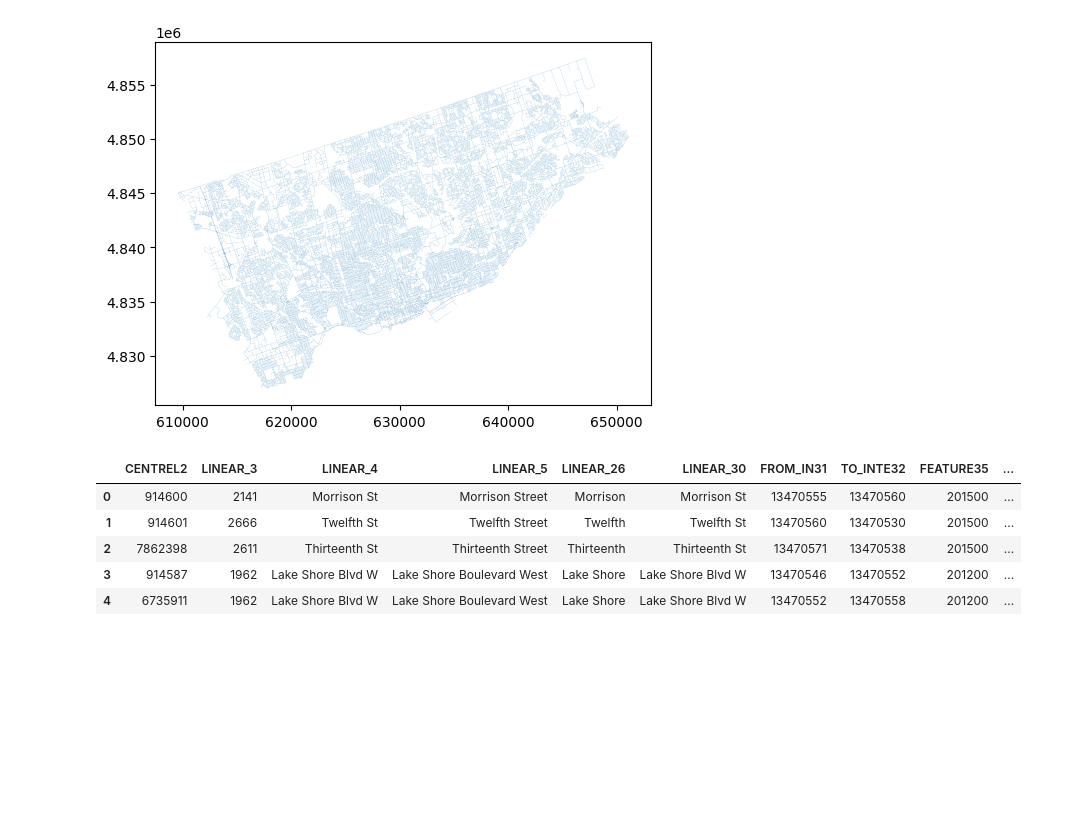
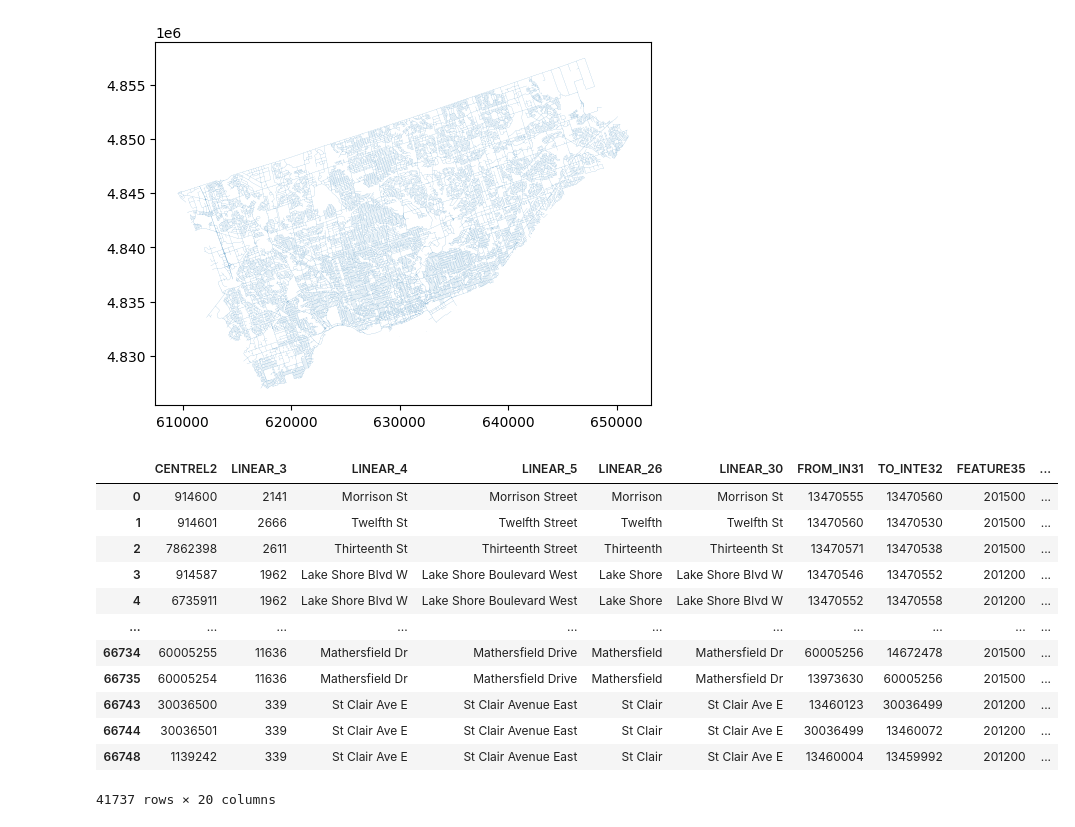
Before and after one commit to naorella/GIS_Showcase, a Jupyter notebook: template.ipynb, the cells around one changed output. Saved outputs shown, nothing was run; the diff lists cells and outputs as text; code cells hidden in the pictures; blank space fills up the shorter version.

```diff
--- a/template.ipynb
+++ b/template.ipynb
@@ -286,7 +286,7 @@ road_26917_buffer.plot()
 [figure]
 # %%
 #use buffer to get all point within the polygon
-buffer_with_data = gpd.sjoin(road_26917_buffer, traffic_collision)
+buffer_with_data = gpd.sjoin(road_26917_buffer, traffic_collision, how='right')
 buffer_with_data = buffer_with_data[['CENTREL2', 'year', 'motortraf', 'motorcol','fatals','injuries']]
 
 #aggregate
@@ -296,14 +296,21 @@ buffer_agg.to_csv('test.csv')
 # %%
 #join back to roads
 all_roads = road_26917.join(buffer_agg, on=['CENTREL2'], validate='1:m', rsuffix='_right')
-all_roads.head()
+all_roads.head(-5)
 # %% [output]
 |  | CENTREL2 | LINEAR_3 | LINEAR_4 | LINEAR_5 | LINEAR_26 | LINEAR_30 | FROM_IN31 | TO_INTE32 | FEATURE35 | ... |
 | 0 | 914600 | 2141 | Morrison St | Morrison Street | Morrison | Morrison St | 13470555 | 13470560 | 201500 | ... |
 | 1 | 914601 | 2666 | Twelfth St | Twelfth Street | Twelfth | Twelfth St | 13470560 | 13470530 | 201500 | ... |
 | 2 | 7862398 | 2611 | Thirteenth St | Thirteenth Street | Thirteenth | Thirteenth St | 13470571 | 13470538 | 201500 | ... |
 | 3 | 914587 | 1962 | Lake Shore Blvd W | Lake Shore Boulevard West | Lake Shore | Lake Shore Blvd W | 13470546 | 13470552 | 201200 | ... |
 | 4 | 6735911 | 1962 | Lake Shore Blvd W | Lake Shore Boulevard West | Lake Shore | Lake Shore Blvd W | 13470552 | 13470558 | 201200 | ... |
+| ... | ... | ... | ... | ... | ... | ... | ... | ... | ... | ... |
+| 66734 | 60005255 | 11636 | Mathersfield Dr | Mathersfield Drive | Mathersfield | Mathersfield Dr | 60005256 | 14672478 | 201500 | ... |
+| 66735 | 60005254 | 11636 | Mathersfield Dr | Mathersfield Drive | Mathersfield | Mathersfield Dr | 13973630 | 60005256 | 201500 | ... |
+| 66743 | 30036500 | 339 | St Clair Ave E | St Clair Avenue East | St Clair | St Clair Ave E | 13460123 | 30036499 | 201200 | ... |
+| 66744 | 30036501 | 339 | St Clair Ave E | St Clair Avenue East | St Clair | St Clair Ave E | 30036499 | 13460072 | 201200 | ... |
+| 66748 | 1139242 | 339 | St Clair Ave E | St Clair Avenue East | St Clair | St Clair Ave E | 13460004 | 13459992 | 201200 | ... |
+41737 rows × 20 columns
 # %%
 test = all_roads.query('CENTREL2_right > 0 & CENTREL2 == CENTREL2_right')
 test.to_csv('test.csv')
```
Also changed, not shown: parts of 3 cells of this notebook.
